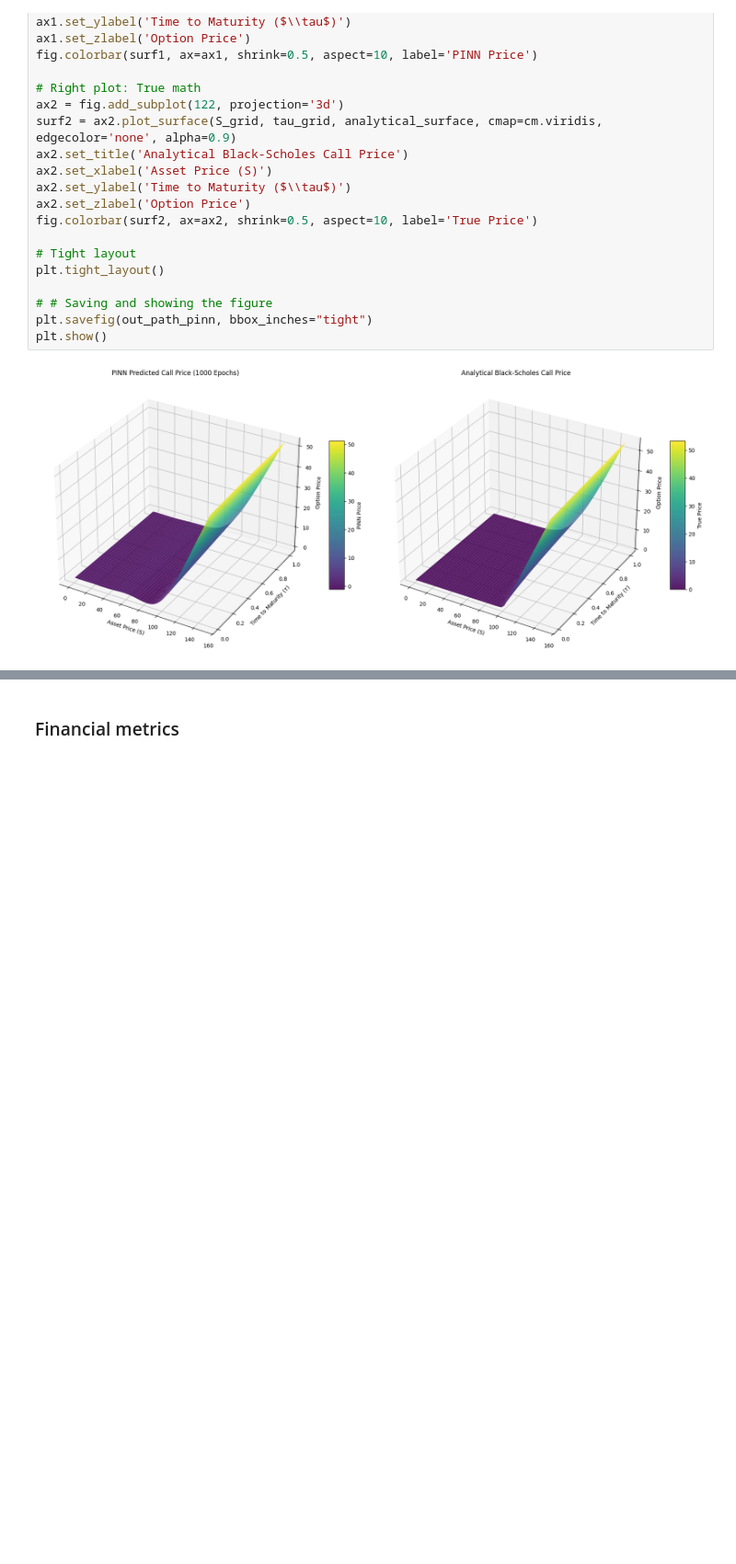
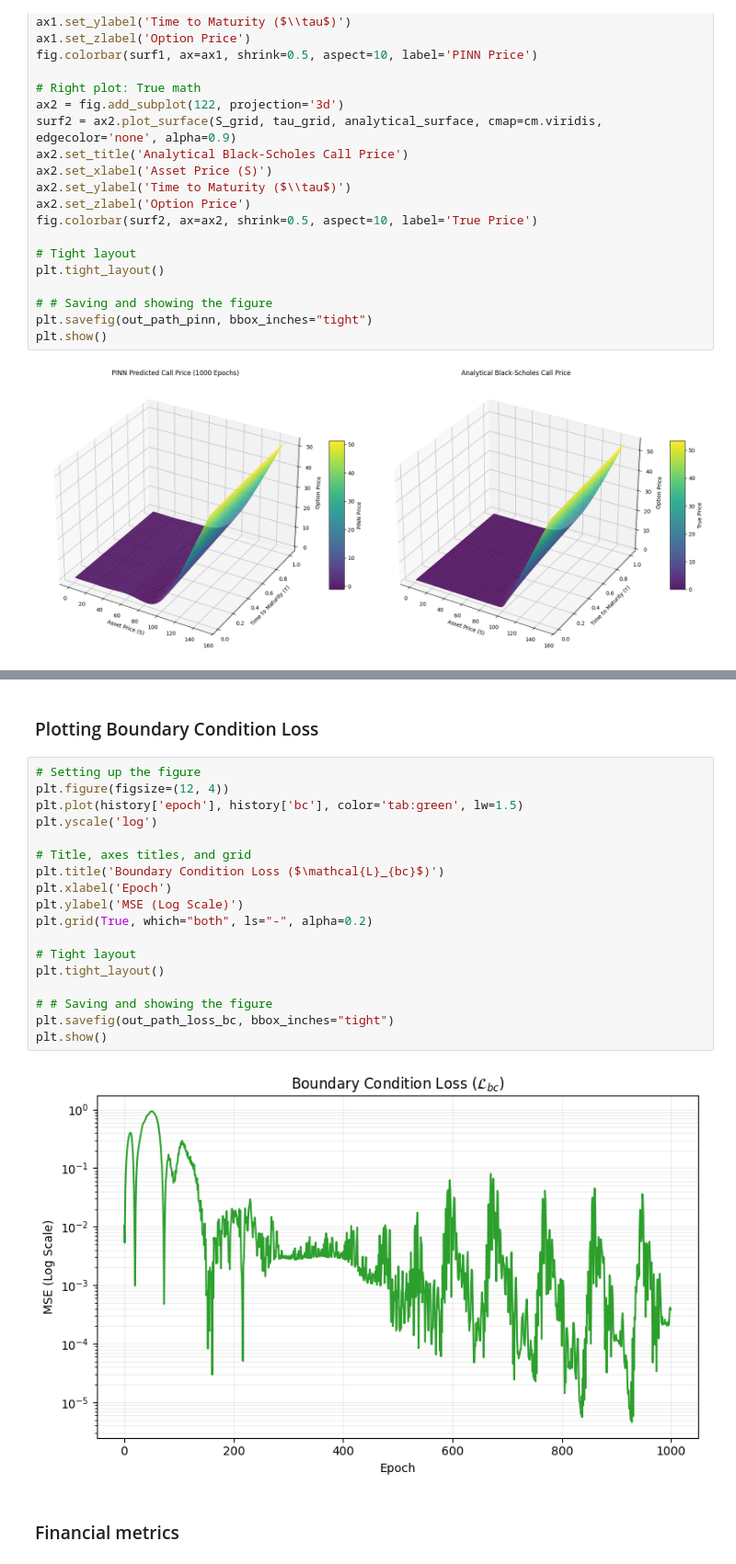
Before and after one commit to egil10/fys5429, a Jupyter notebook: code/notebooks/pinn_bs.ipynb, the cells around one changed output, grey strips where cells are left out. Shown at 92% size. Drawn from its saved outputs; the diff is of its cells as text; blank space fills up the shorter version.

```diff
--- a/code/notebooks/pinn_bs.ipynb
+++ b/code/notebooks/pinn_bs.ipynb
@@ -399,3 +436,25 @@ plt.show()
+# %% [markdown]
+### Plotting Boundary Condition Loss
+# %%
+# Setting up the figure
+plt.figure(figsize=(12, 4))
+plt.plot(history['epoch'], history['bc'], color='tab:green', lw=1.5)
+plt.yscale('log')
+
+# Title, axes titles, and grid
+plt.title('Boundary Condition Loss ($\mathcal{L}_{bc}$)')
+plt.xlabel('Epoch')
+plt.ylabel('MSE (Log Scale)')
+plt.grid(True, which="both", ls="-", alpha=0.2)
+
+# Tight layout
+plt.tight_layout()
+
+# # Saving and showing the figure
+plt.savefig(out_path_loss_bc, bbox_inches="tight")
+plt.show()
+# %% [output]
+[figure, added]
 # %% [markdown]
 ### Financial metrics
 # %%
```
Also changed, not shown: parts of 9 cells of this notebook, 4 other files.
